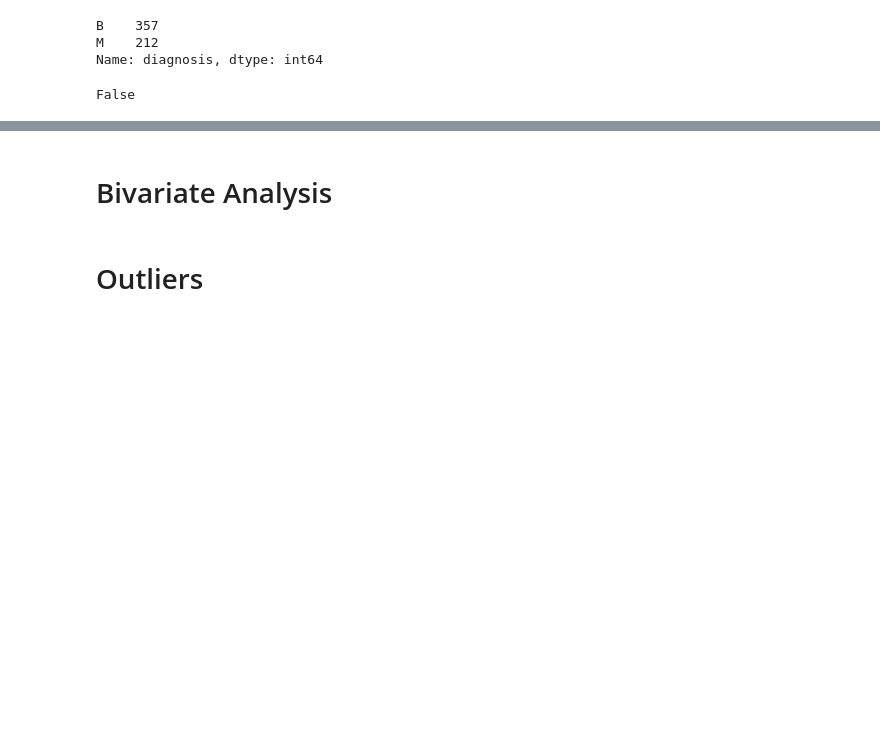
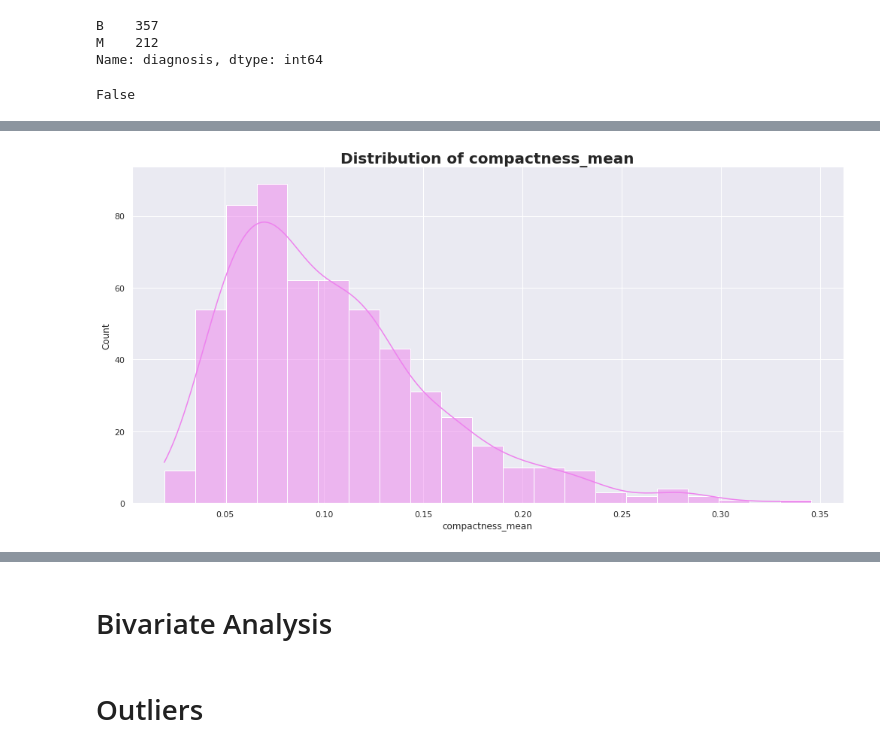
Before and after one commit to abel-blue/breastCancer-causal-Inference, a Jupyter notebook: notebooks/data_exploration.ipynb, the cells around one changed output, grey strips where cells are left out. Cells and saved outputs as stored; diff of their text form; code cells hidden in the pictures; blank space fills up the shorter version.

```diff
--- a/notebooks/data_exploration.ipynb
+++ b/notebooks/data_exploration.ipynb
@@ -239,0 +257,4 @@ False
+# %%
+exploration.plot_hist(train_df, 'compactness_mean', 'violet')
+# %% [output]
+[figure, added]
```
Also changed, not shown: parts of 6 cells of this notebook.
